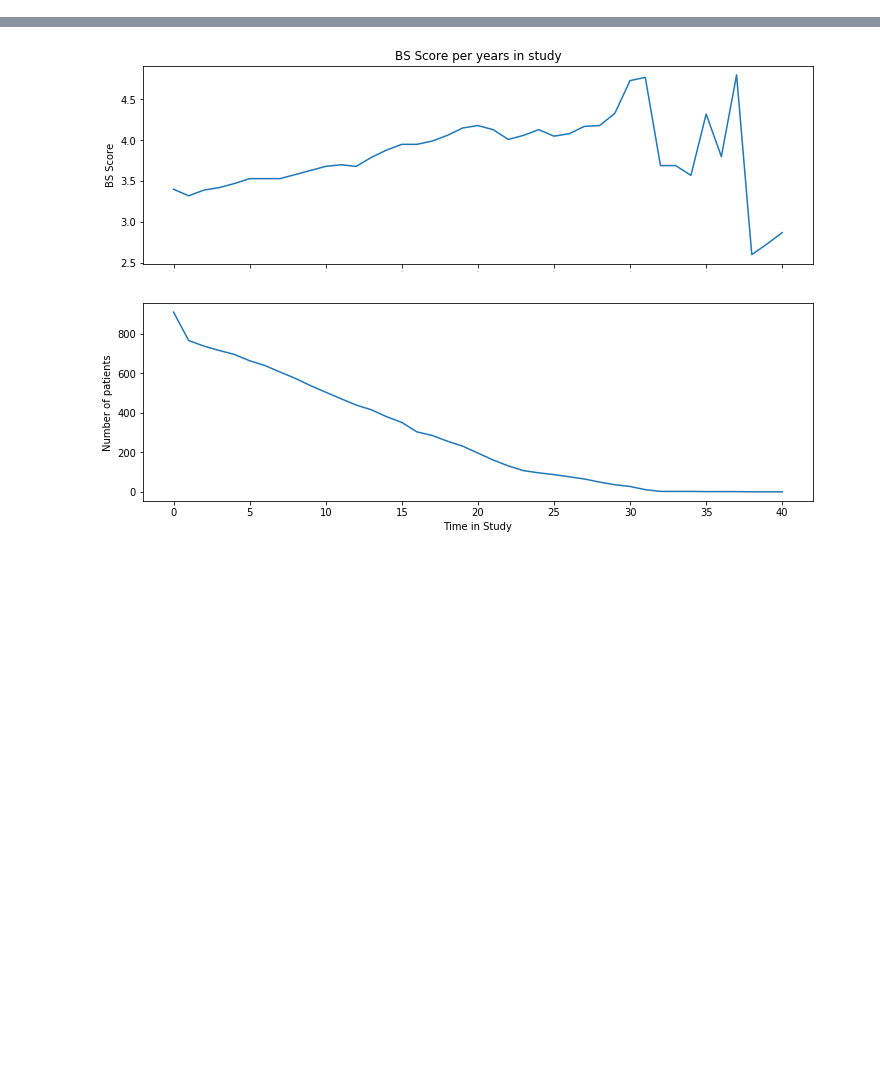
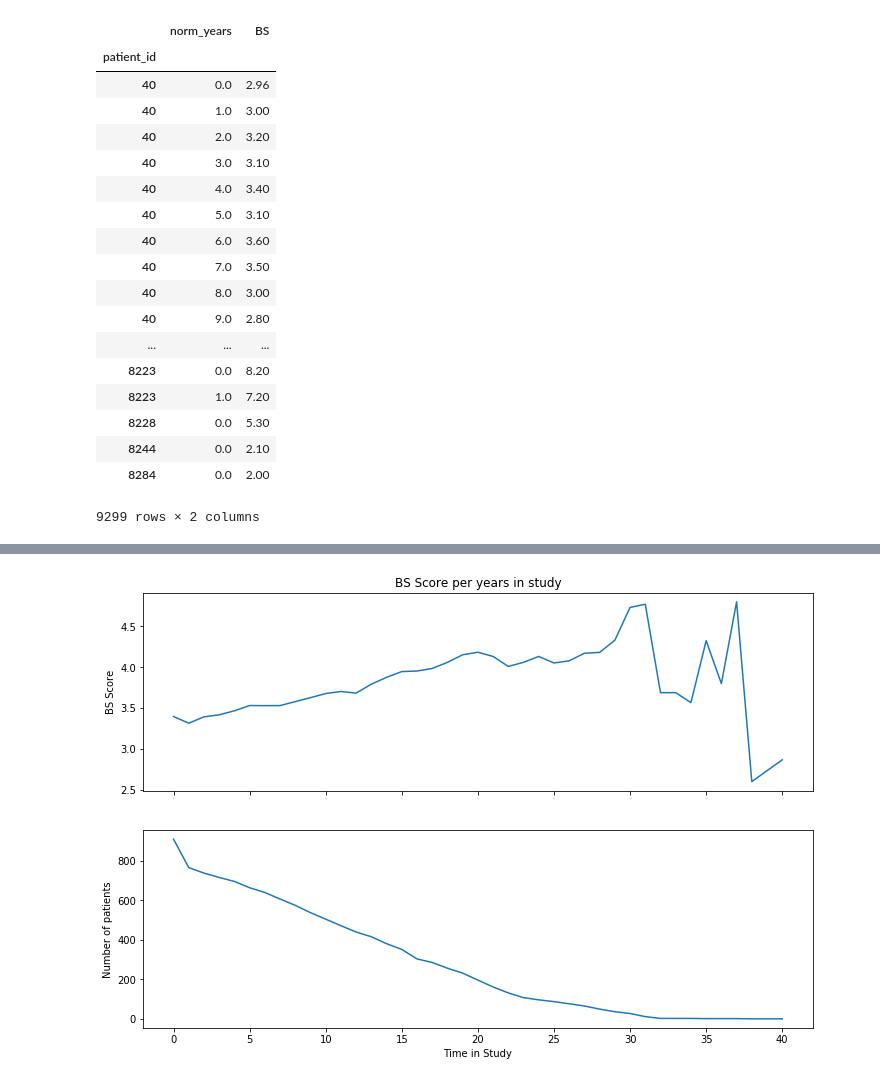
Before and after one commit to Rendiere/as-analysis, a Jupyter notebook: src/bs-over-time.ipynb, the cells around one changed output, grey strips where cells are left out. Cells and saved outputs as stored; diff of their text form; code cells hidden in the pictures; blank space fills up the shorter version.

```diff
--- a/src/bs-over-time.ipynb
+++ b/src/bs-over-time.ipynb
@@ -42,0 +78,25 @@ If either patient had more than 1 measurement in their first year in the study,
+# %%
+# BS data aggregated by patient for each year in study
+agg_bs_df = basmi_df.groupby(['patient_id','norm_years']).agg({'BS': 'mean'}).reset_index(level=1)
+agg_bs_df = agg_bs_df.round(2)
+agg_bs_df
+# %% [output]
+|  | norm_years | BS |
+| patient_id |  |  |
+| 40 | 0.0 | 2.96 |
+| 40 | 1.0 | 3.00 |
+| 40 | 2.0 | 3.20 |
+| 40 | 3.0 | 3.10 |
+| 40 | 4.0 | 3.40 |
+| 40 | 5.0 | 3.10 |
+| 40 | 6.0 | 3.60 |
+| 40 | 7.0 | 3.50 |
+| 40 | 8.0 | 3.00 |
+| 40 | 9.0 | 2.80 |
+| ... | ... | ... |
+| 8223 | 0.0 | 8.20 |
+| 8223 | 1.0 | 7.20 |
+| 8228 | 0.0 | 5.30 |
+| 8244 | 0.0 | 2.10 |
+| 8284 | 0.0 | 2.00 |
+9299 rows × 2 columns
```
Also changed, not shown: parts of 21 cells of this notebook.
